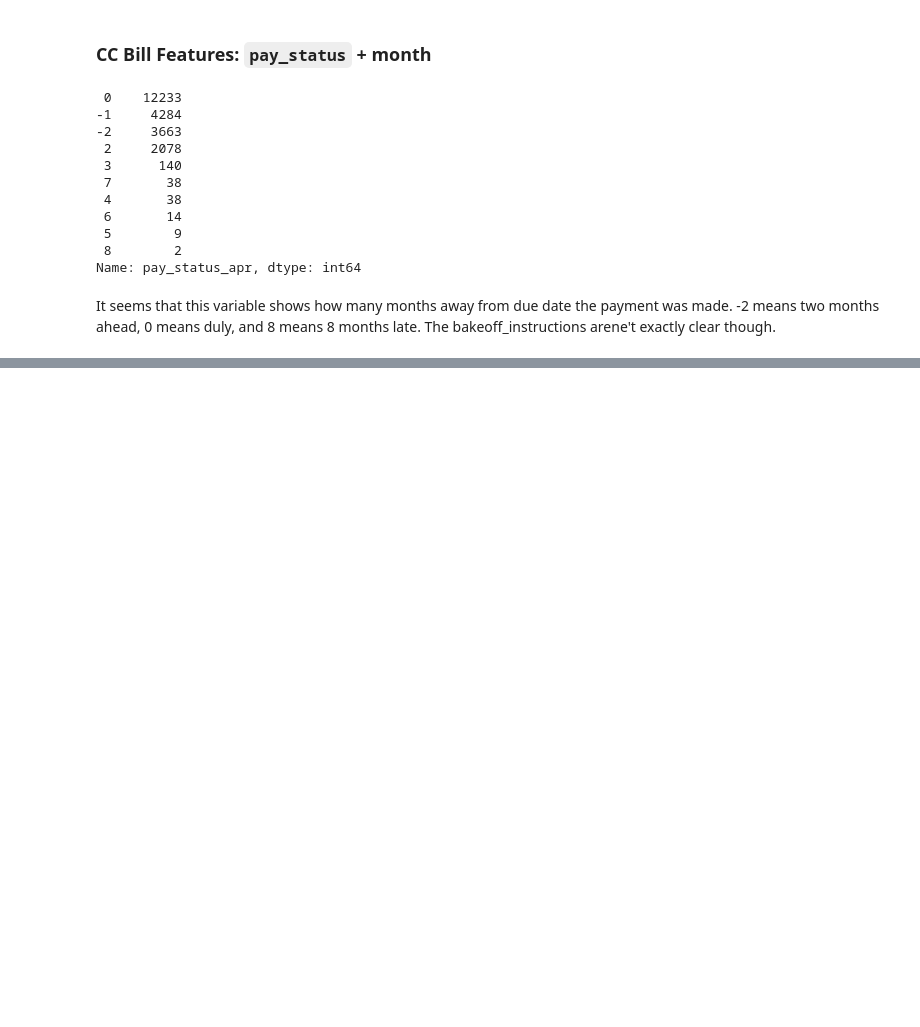
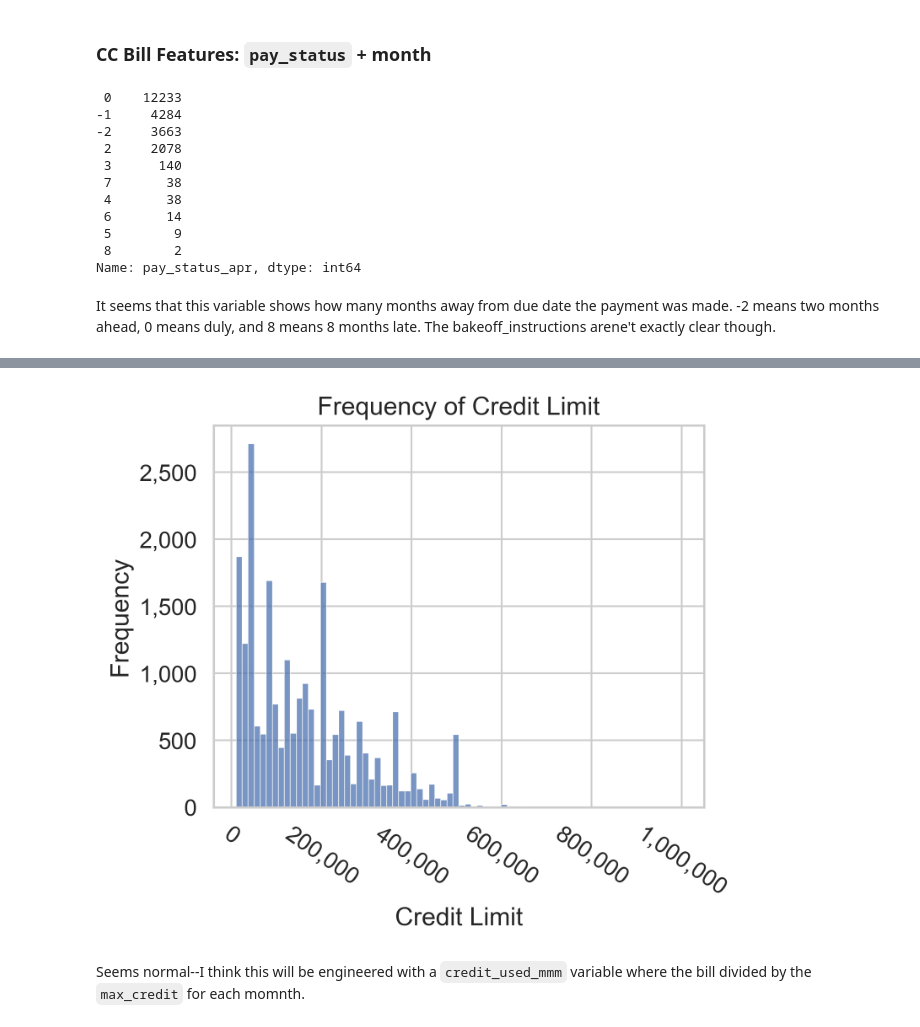
Before and after one commit to danvalen1/Taiwan-Defaults, a Jupyter notebook: notebooks/EDA.ipynb, the cells around one changed output, grey strips where cells are left out. Cells and saved outputs as stored; diff of their text form; code cells hidden in the pictures; blank space fills up the shorter version.

```diff
--- a/notebooks/EDA.ipynb
+++ b/notebooks/EDA.ipynb
@@ -189,0 +289,6 @@ FileNotFoundError: [Errno 2] No such file or directory: '../src/iamges/Frequency
+# %%
+va.PlotHist(df, 'max_credit', targetdir=images_dir, bins='auto')
+# %% [output]
+[figure, added]
+# %% [markdown]
+Seems normal--I think this will be engineered with a `credit_used_mmm` variable where the bill divided by the `max_credit` for each momnth.
```
Also changed, not shown: parts of 22 cells of this notebook, 10 other files.
